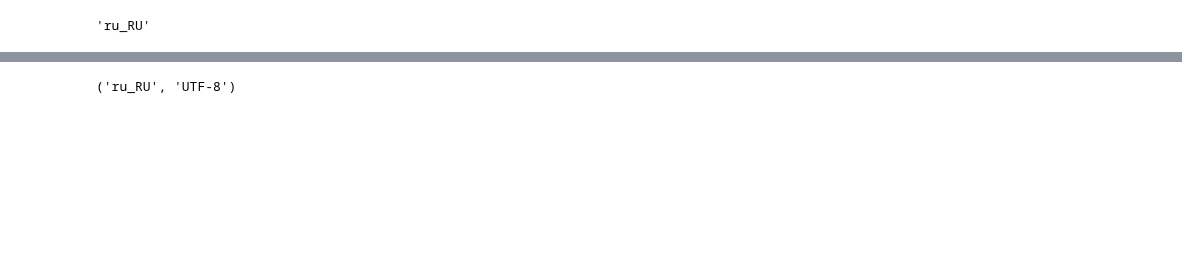
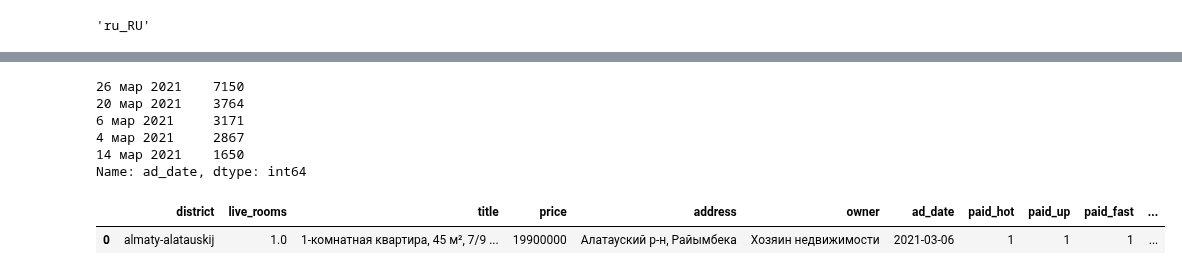
Before and after one commit to greg-kan/mlda, a Jupyter notebook: portfolio/flat_price_prediction/flat_price_prediction.ipynb, the cells around one changed output, grey strips where cells are left out. Saved outputs shown, nothing was run; the diff lists cells and outputs as text; code cells hidden in the pictures; blank space fills up the shorter version.

```diff
--- a/portfolio/flat_price_prediction/flat_price_prediction.ipynb
+++ b/portfolio/flat_price_prediction/flat_price_prediction.ipynb
@@ -70,4 +396,0 @@ datetime.now().strftime('%d %b %Y')
-# %%
-locale.getlocale()
-# %% [output]
-('ru_RU', 'UTF-8')
@@ -73,0 +401,9 @@ locale.getlocale()
+# %%
+df.ad_date.value_counts()[::6]
+# %% [output]
+26 мар 2021    7150
+20 мар 2021    3764
+6 мар 2021     3171
+4 мар 2021     2867
+14 мар 2021    1650
+Name: ad_date, dtype: int64
@@ -74,3 +412,8 @@ locale.getlocale()
+# %%
+df.head(1)
+# %% [output]
+|  | district | live_rooms | title | price | address | owner | ad_date | paid_hot | paid_up | paid_fast | ... |
+| 0 | almaty-alatauskij | 1.0 | 1-комнатная квартира, 45 м², 7/9 ... | 19900000 | Алатауский р-н, Райымбека | Хозяин недвижимости | 2021-03-06 | 1 | 1 | 1 | ... |
 # %%
 locale.setlocale(locale.LC_ALL, loca)
 # %% [output]
```
Also changed, not shown: parts of 79 cells of this notebook, 7 other files.
